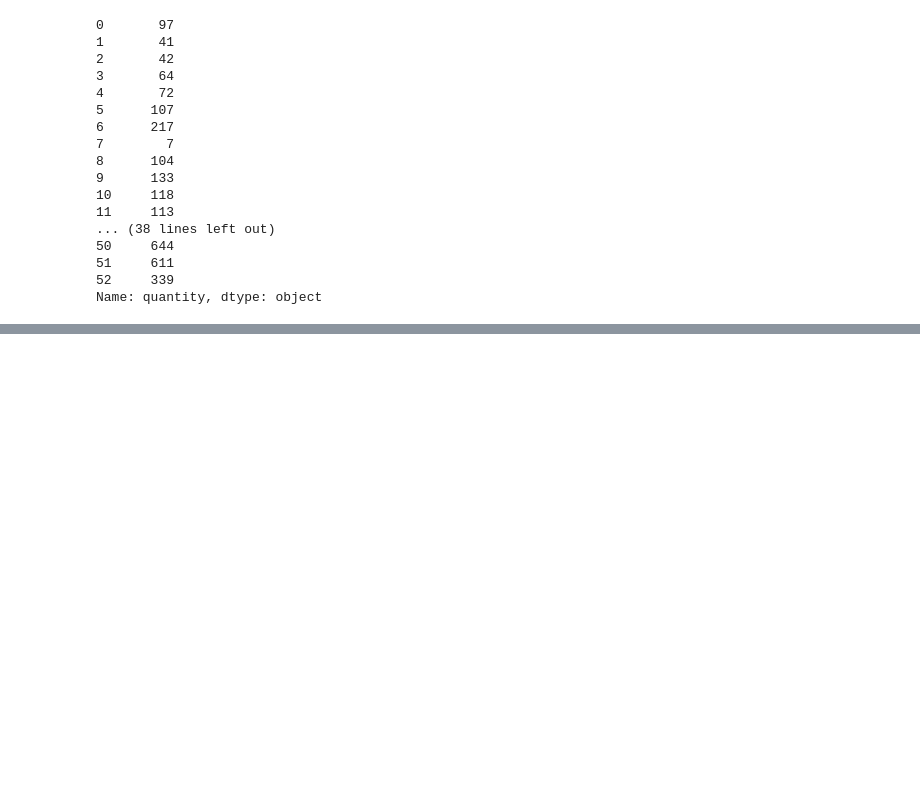
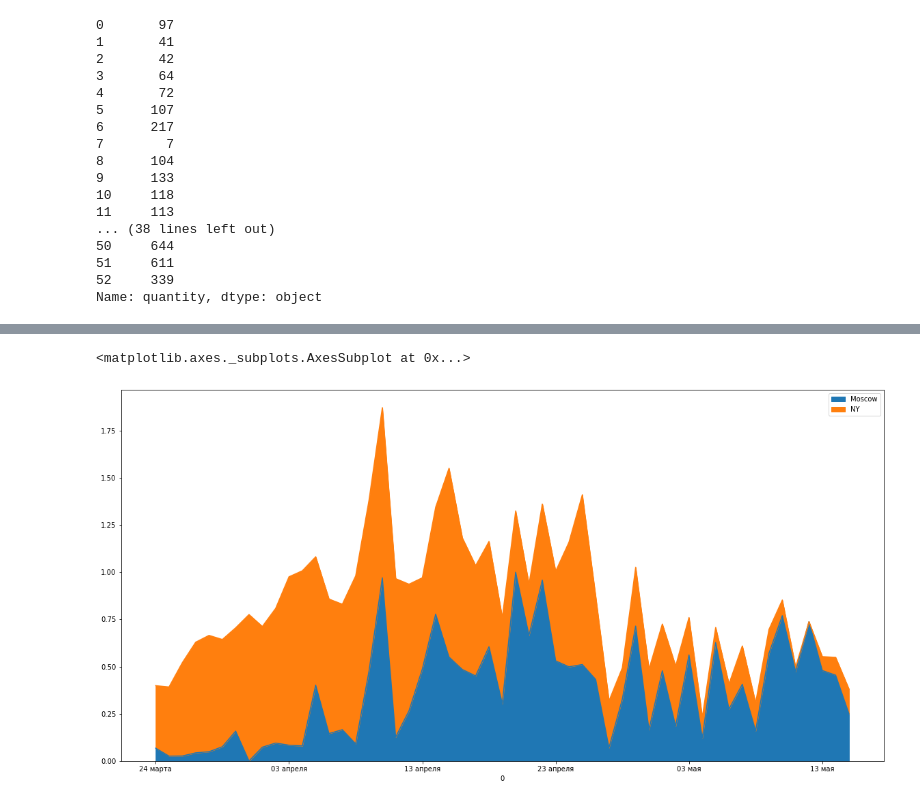
Before and after one commit to alexvoksa/Coursera_Capstone, a Jupyter notebook: COVID.ipynb, the cells around one changed output, grey strips where cells are left out. Drawn from its saved outputs; the diff is of its cells as text; code cells hidden in the pictures; blank space fills up the shorter version.

```diff
--- a/COVID.ipynb
+++ b/COVID.ipynb
@@ -81,0 +182,5 @@ print('Итого по данным mash.ru в Москве и МО', data.quant
+# %%
+df_normalized.plot.area(figsize=(20, 10))
+# %% [output]
+<matplotlib.axes._subplots.AxesSubplot at 0x...>
+[figure, added]
```
Also changed, not shown: parts of 29 cells of this notebook.
